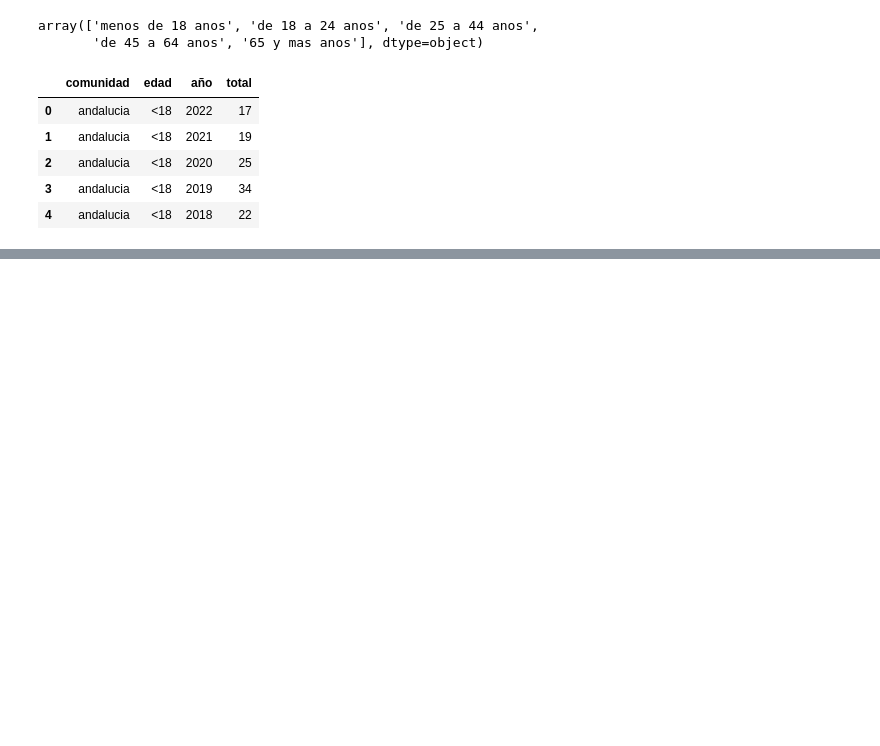
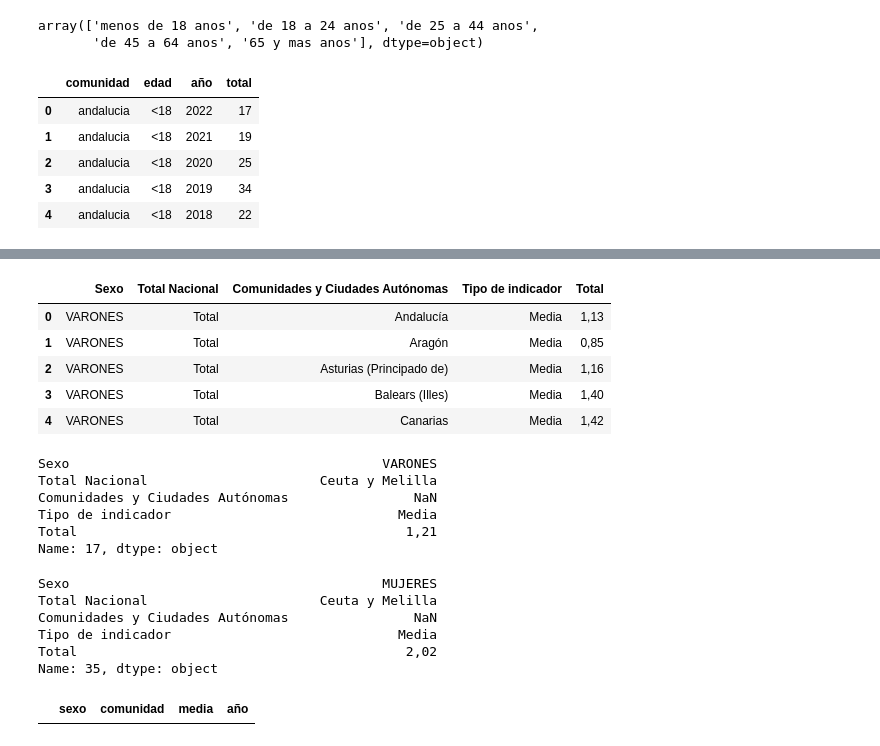
Before and after one commit to NoeRoson/Final_project, a Jupyter notebook: code/limpieza.ipynb, the cells around one changed output, grey strips where cells are left out. Drawn from its saved outputs; the diff is of its cells as text; code cells hidden in the pictures; blank space fills up the shorter version.

Commit message:
terminando salud mental

```diff
--- a/code/limpieza.ipynb
+++ b/code/limpieza.ipynb
@@ -859,0 +856,24 @@ cond.to_csv('../data_clean/ine/condenados_edad.csv', index=False)
+# %%
+salud6 = pd.read_csv('../data/salud_mental2006.csv', encoding= 'Latin1', sep = '\t')
+salud12 = pd.read_csv('../data/salud_mental2012.csv', encoding= 'Latin1', sep = '\t')
+salud17 = pd.read_csv('../data/salud_mental2017.csv', encoding= 'Latin1', sep = '\t')
+# %%
+salud6.head()
+# %% [output]
+|  | Sexo | Total Nacional | Comunidades y Ciudades Autónomas | Tipo de indicador | Total |
+| 0 | VARONES | Total | Andalucía | Media | 1,13 |
+| 1 | VARONES | Total | Aragón | Media | 0,85 |
+| 2 | VARONES | Total | Asturias (Principado de) | Media | 1,16 |
+| 3 | VARONES | Total | Balears (Illes) | Media | 1,40 |
+| 4 | VARONES | Total | Canarias | Media | 1,42 |
+# %%
+# Más adelante hemos tenido problemas con ese nulo, por lo que he regresado para subsanar
+
+salud6.iloc[17]
+# %% [output]
+Sexo                                        VARONES
+Total Nacional                      Ceuta y Melilla
+Comunidades y Ciudades Autónomas                NaN
+Tipo de indicador                             Media
+Total                                          1,21
+Name: 17, dtype: object
@@ -859,0 +882,9 @@ cond.to_csv('../data_clean/ine/condenados_edad.csv', index=False)
+# %%
+salud6.iloc[35]
+# %% [output]
+Sexo                                        MUJERES
+Total Nacional                      Ceuta y Melilla
+Comunidades y Ciudades Autónomas                NaN
+Tipo de indicador                             Media
+Total                                          2,02
+Name: 35, dtype: object
@@ -859,0 +902,8 @@ cond.to_csv('../data_clean/ine/condenados_edad.csv', index=False)
+# %%
+# Gestionamos nulos para no tener problemas más adelante
+
+salud6[salud6['comunidad'] == 'nan']
+
+# En este momento toca subir arriba para subsanar esto (pertenecían a Ceuta y Melilla)
+# %% [output]
+|  | sexo | comunidad | media | año |
```
Also changed, not shown: parts of 22 cells of this notebook, 1 other file.
